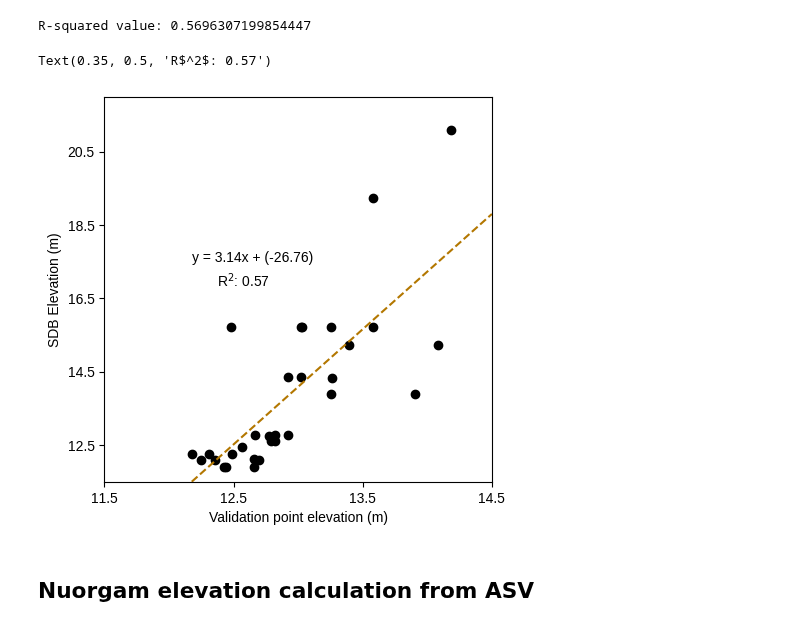
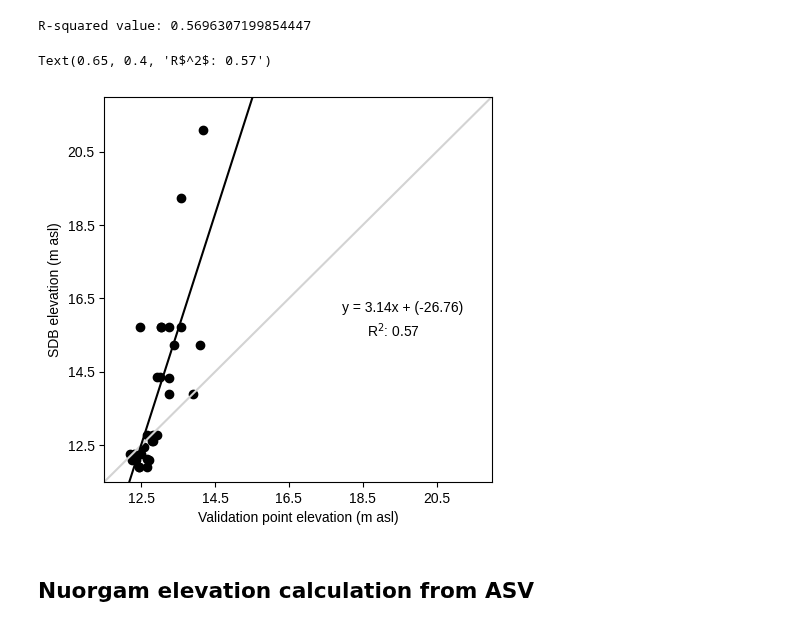
Before and after one commit to susannakukka/bathymetric-model-analysis, a Jupyter notebook: notebooks/error_assessments_and_model_correlations.ipynb, the cells around one changed output. Cells and saved outputs as stored; diff of their text form; code cells hidden in the pictures.

```diff
--- a/notebooks/error_assessments_and_model_correlations.ipynb
+++ b/notebooks/error_assessments_and_model_correlations.ipynb
@@ -217,19 +217,19 @@ model.fit(x, y)
 r2 = regression_estimators.r_sq(model=model, x=x, y=y)
 # %%
 def setup_utsjoki_ax(ax):
-    xlim = (62, 68)
+    xlim = (62, 85)
     ylim = (62, 85)
     #ax.set_aspect('equal')
     plt.yticks(np.arange(min(ylim)+1, max(ylim)+1, 5))
-    plt.xticks(np.arange(min(xlim), max(xlim)+1, 1))
+    plt.xticks(np.arange(min(xlim)+1, max(xlim)+1, 5))
     ax.set(xlim=xlim, ylim=ylim)
 
 def setup_nuorgam_ax(ax):
-    xlim = (11.5, 14.5)
+    xlim = (11.5, 22)
     ylim = (11.5, 22)
     #ax.set_aspect('equal')
     plt.yticks(np.arange(min(ylim)+1, max(ylim)+1, 2))
-    plt.xticks(np.arange(min(xlim), max(xlim)+1, 1))
+    plt.xticks(np.arange(min(xlim)+1, max(xlim)+1, 2))
     ax.set(xlim=xlim, ylim=ylim)
 # %%
 predict = model.predict(x)
@@ -301,30 +304,31 @@ R-squared value: 0.5696307199854447
 # %%
 predict = model.predict(x)
 r2 = regression_estimators.r_sq(model=model, x=x, y=y)
 
 fig, ax = plt.subplots(figsize=(5,5))
 
 #regression part
 intercept = regression_estimators.interc(model=model)
 slope = regression_estimators.coeff(model=model)
 
 #ax.set_title('Utsjoki ALS elevation correlation')
-ax.set_xlabel("Validation point elevation (m)")
-ax.set_ylabel("SDB Elevation (m)")
+ax.set_xlabel("Validation point elevation (m asl)")
+ax.set_ylabel("SDB elevation (m asl)")
 
 setup_nuorgam_ax(ax)
 
 #ax.plot(x, predict, color='#B37700', linestyle='--', zorder=0)
+ax.plot([0, 1], [0, 1], transform=ax.transAxes, color='lightgrey', linestyle='-')
 ax.scatter(x, y, color='black', zorder=1)
 # plot fitted y = m*x + b
-ax.axline(xy1=(0, intercept), slope=slope, color='#B37700', linestyle='--')
+ax.axline(xy1=(0, intercept), slope=slope, color='black', linestyle='-')
 #fit_eqn = f'$y = {slope:.2f}x{intercept:+.2f}$'
 fit_eqn2 = "y = {:4.2f}x + ({:4.2f})".format(slope, intercept)
 
-fig.text(0.3, 0.55, fit_eqn2, fontsize=10)
-fig.text(0.35, 0.50, f'R$^2$: {round(r2, 2)}', fontsize=10)
+fig.text(0.60, 0.45, fit_eqn2, fontsize=10)
+fig.text(0.65, 0.40, f'R$^2$: {round(r2, 2)}', fontsize=10)
 # %% [output]
-Text(0.35, 0.5, 'R$^2$: 0.57')
+Text(0.65, 0.4, 'R$^2$: 0.57')
-[figure, old version]
+[figure, new version]
 # %%
 # save as png
```
Also changed, not shown: parts of 24 cells of this notebook, 20 other files.
